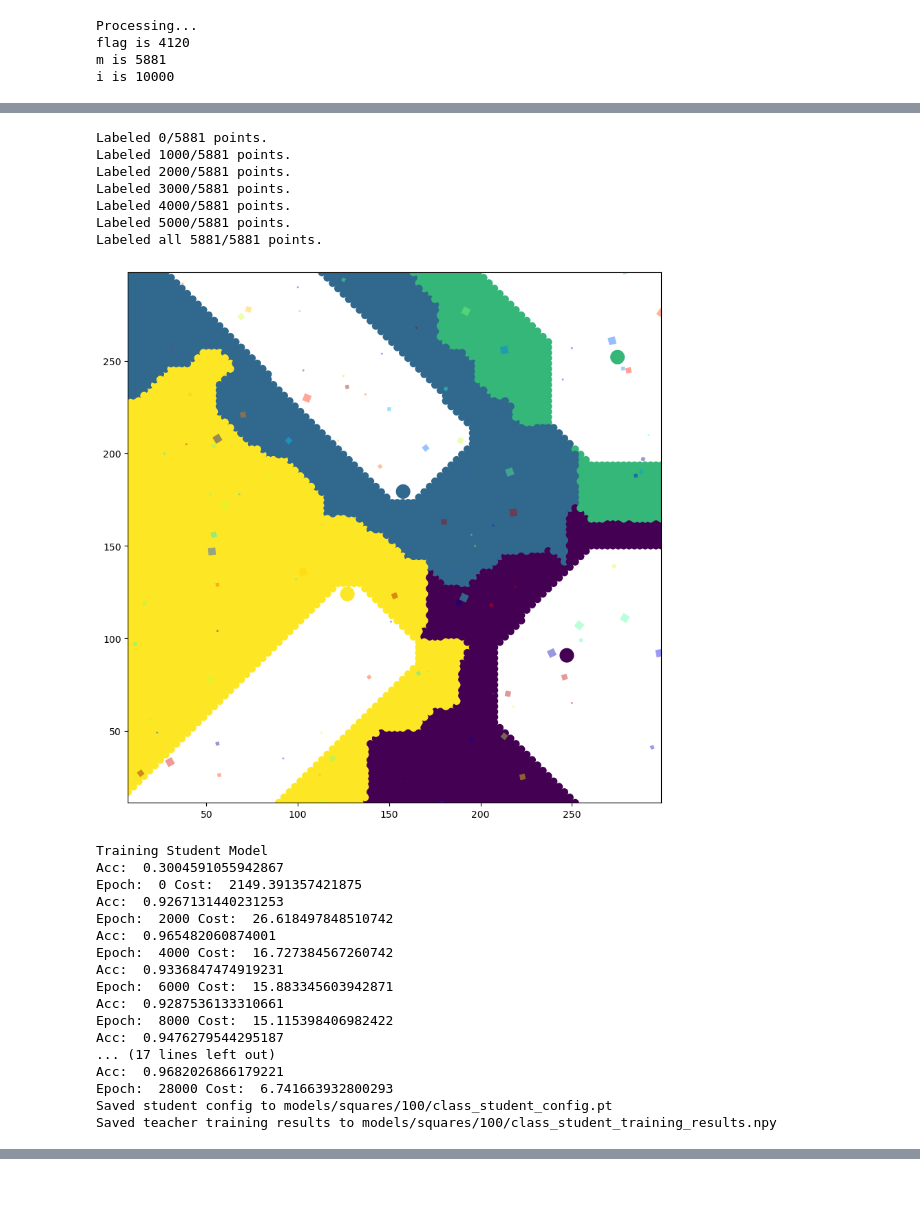
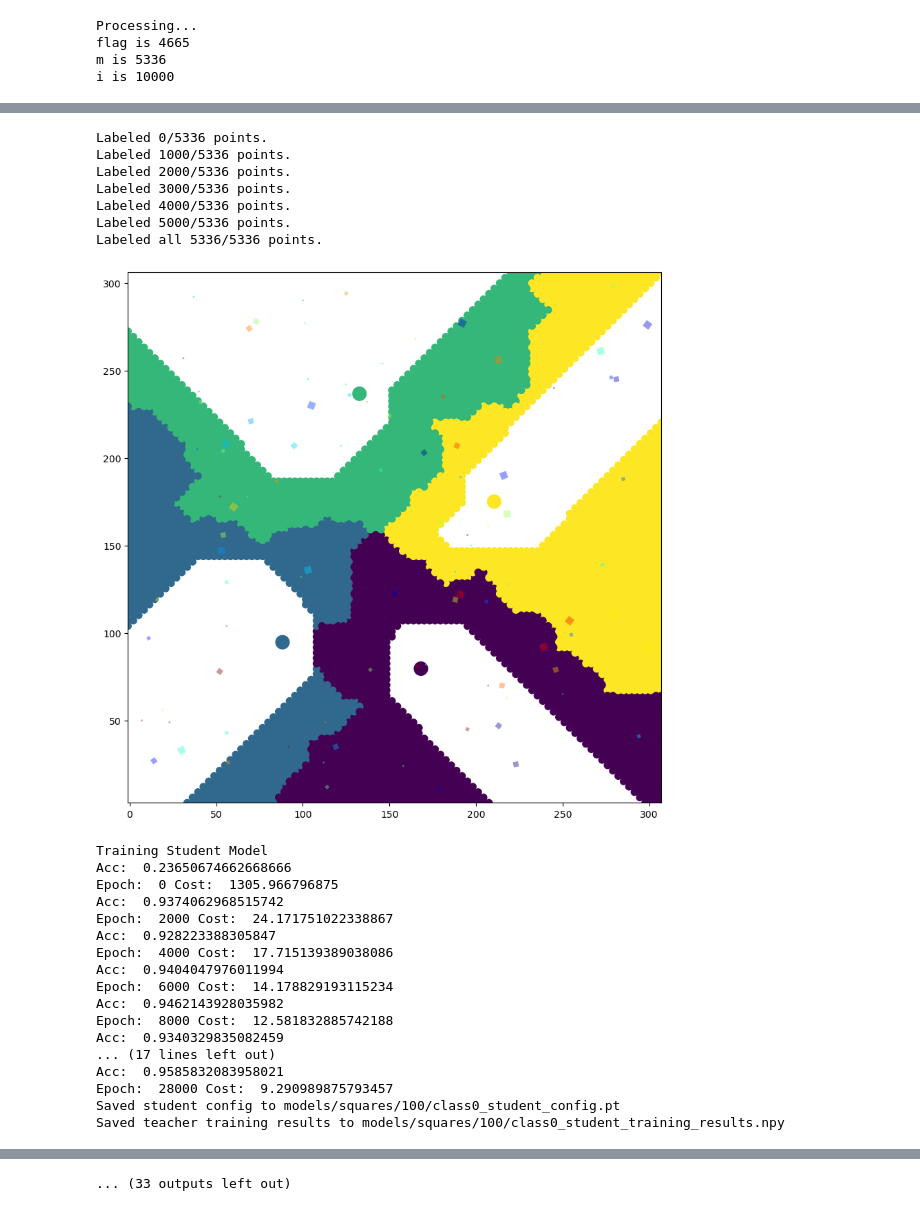
Before and after one commit to PRigas96/GeoCluster, a Jupyter notebook: class.ipynb, the cells around one changed output, grey strips where cells are left out. Cells and saved outputs as stored; diff of their text form; code cells hidden in the pictures.

Commit message:
Passes bounding box params to teacher training to use in Reg

```diff
--- a/class.ipynb
+++ b/class.ipynb
@@ -11,7 +11,6 @@ teacher_args = {
     "optimizer_lr": learning_rate,
     "epochs": 200,
     "times": 10,
-    "train_data": torch.from_numpy(data).float().to(device),
     "alpha": 5,
     "beta": 10
 }
@@ -25,8 +24,8 @@ student_args = {
     "epochs": 30000,
 }
 
-quadtree = QuadTree(10, data, teacher_args, un_args, student_args)
-quadtree.root.create_student(save_path_prefix="models/squares/100/class", plot=True)
+quadtree = QuadTree(40, data, teacher_args, un_args, student_args)
+quadtree.create_tree(save_path_prefix="models/squares/100/class", plot=True)
 # %% [output]
 Loading data...
 Data loaded.
@@ -48,4 +47,4 @@ Saved teacher training results to models/squares/100/class_teacher_training_resu
 Processing...
-flag is 4120
-m is 5881
+flag is 4665
+m is 5336
 i is 10000
@@ -53,25 +52,25 @@ i is 10000
-Labeled 0/5881 points.
-Labeled 1000/5881 points.
-Labeled 2000/5881 points.
-Labeled 3000/5881 points.
-Labeled 4000/5881 points.
-Labeled 5000/5881 points.
-Labeled all 5881/5881 points.
+Labeled 0/5336 points.
+Labeled 1000/5336 points.
+Labeled 2000/5336 points.
+Labeled 3000/5336 points.
+Labeled 4000/5336 points.
+Labeled 5000/5336 points.
+Labeled all 5336/5336 points.
-[figure, old version]
+[figure, new version]
 Training Student Model
-Acc:  0.3004591055942867
-Epoch:  0 Cost:  2149.391357421875
-Acc:  0.9267131440231253
-Epoch:  2000 Cost:  26.618497848510742
-Acc:  0.965482060874001
-Epoch:  4000 Cost:  16.727384567260742
-Acc:  0.9336847474919231
-Epoch:  6000 Cost:  15.883345603942871
-Acc:  0.9287536133310661
-Epoch:  8000 Cost:  15.115398406982422
-Acc:  0.9476279544295187
+Acc:  0.23650674662668666
+Epoch:  0 Cost:  1305.966796875
+Acc:  0.9374062968515742
+Epoch:  2000 Cost:  24.171751022338867
+Acc:  0.928223388305847
+Epoch:  4000 Cost:  17.715139389038086
+Acc:  0.9404047976011994
+Epoch:  6000 Cost:  14.178829193115234
+Acc:  0.9462143928035982
+Epoch:  8000 Cost:  12.581832885742188
+Acc:  0.9340329835082459
 ... (17 lines left out)
-Acc:  0.9682026866179221
-Epoch:  28000 Cost:  6.741663932800293
-Saved student config to models/squares/100/class_student_config.pt
-Saved teacher training results to models/squares/100/class_student_training_results.npy
+Acc:  0.9585832083958021
+Epoch:  28000 Cost:  9.290989875793457
+Saved student config to models/squares/100/class0_student_config.pt
+Saved teacher training results to models/squares/100/class0_student_training_results.npy
@@ -79,3 +93,4 @@ Saved teacher training results to models/squares/100/class_student_training_resu
+... (33 outputs left out)
 # %%
 # Print a student prediction both using the student model from training
 # and the student model loaded from config. The two outputs should be equal.
```
Also changed, not shown: parts of 2 cells of this notebook, 3 other files.
